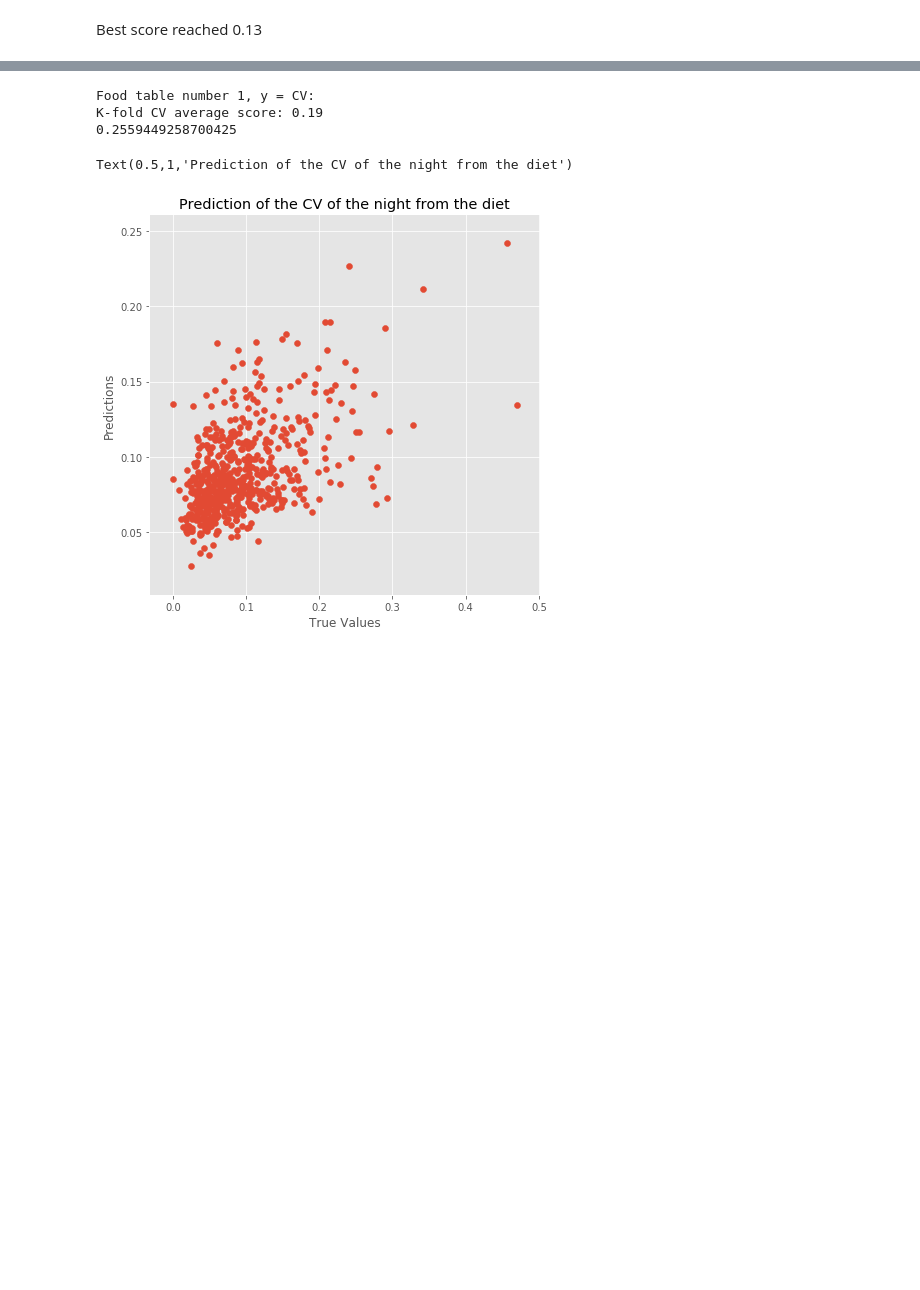
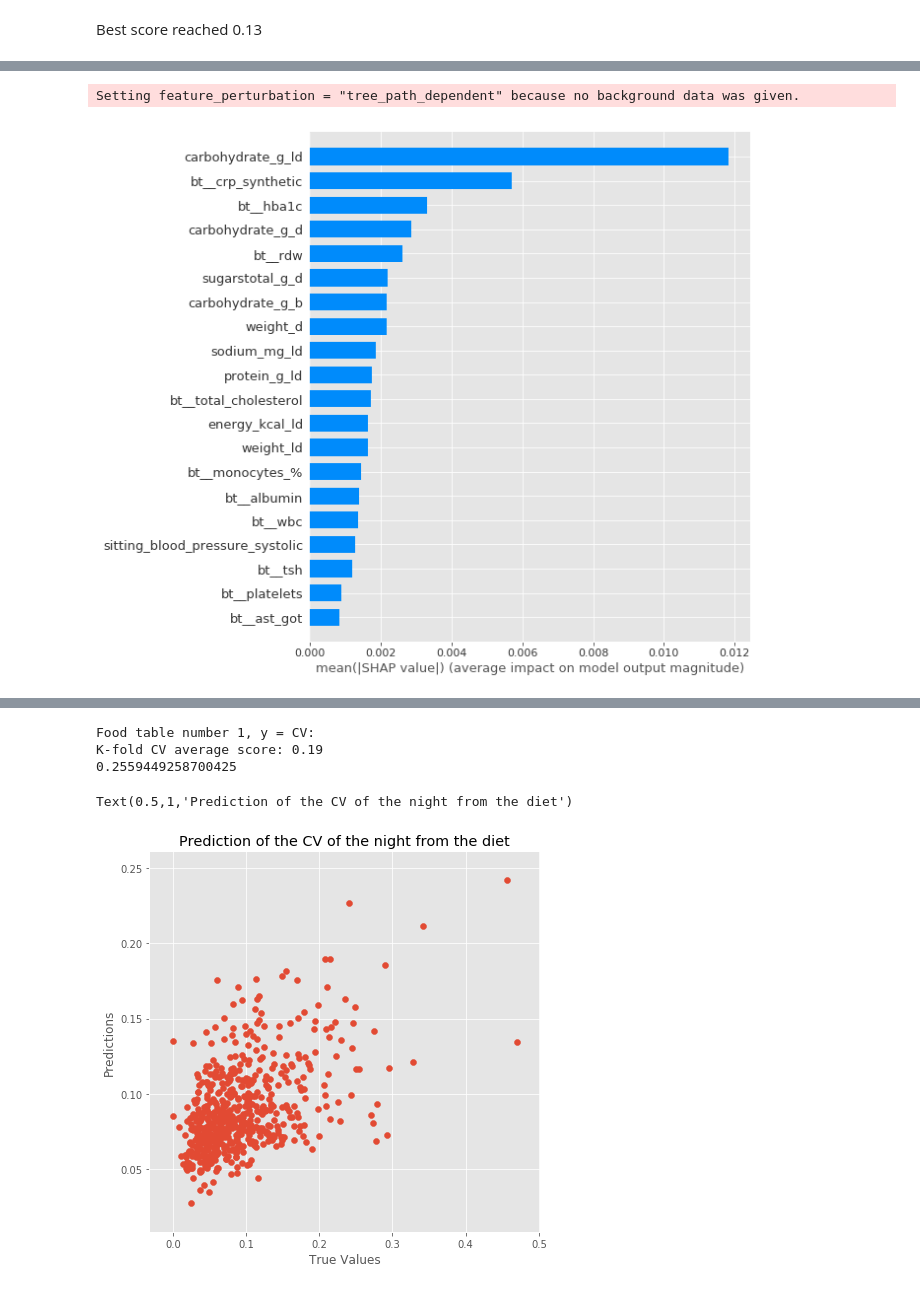
Before and after one commit to ElviraMingazova/MA_Thesis, a Jupyter notebook: WG predictions from profiling connections.ipynb, the cells around one changed output, grey strips where cells are left out. Drawn from its saved outputs; the diff is of its cells as text; code cells hidden in the pictures; blank space fills up the shorter version.

```diff
--- a/WG predictions from profiling connections.ipynb
+++ b/WG predictions from profiling connections.ipynb
@@ -837,4 +799,7 @@ Index(['sugarstotal_g', 'sodium_mg', 'carbohydrate_g', 'energy_kcal',
+# %%
+X,y = X2_night.iloc[:,0:-4], pd.DataFrame(X2_night['CV'])
+X_train, X_test, y_train, y_test=train_test_split(X, y, test_size=0.2, random_state=383)
 # %%
-xgbr = predict([X2_night], ['CV'], lr=0.1, n_estimators=60, max_depth=5, min_child_weight=20, colsample_bytree=0.8)
+xgbr = predict([X2_night], ['CV'], X_end_loc=-4, cv_n_splits=3, lr=0.1, n_estimators=60, max_depth=5, min_child_weight=20, colsample_bytree=0.8, reg_lambda=18)
 # %% [output]
 Food table number 1, y = CV:
@@ -847,0 +813,6 @@ xgb.plot_importance(xgbr)
+# %%
+shap_values = shap.TreeExplainer(xgbr).shap_values(X_train)
+shap.summary_plot(shap_values, X_train, plot_type="bar")
+# %% [output]
+Setting feature_perturbation = "tree_path_dependent" because no background data was given.
+[figure, added]
```
Also changed, not shown: parts of 10 cells of this notebook, 2 other files.
